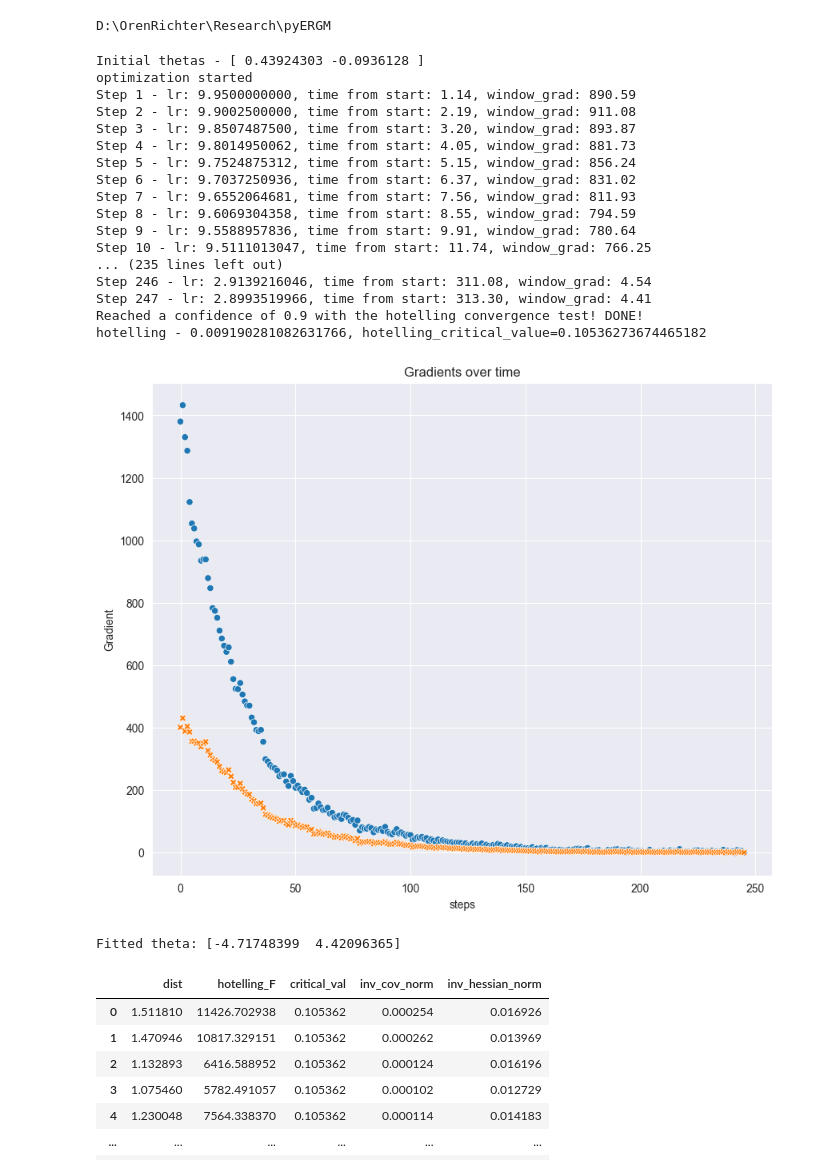
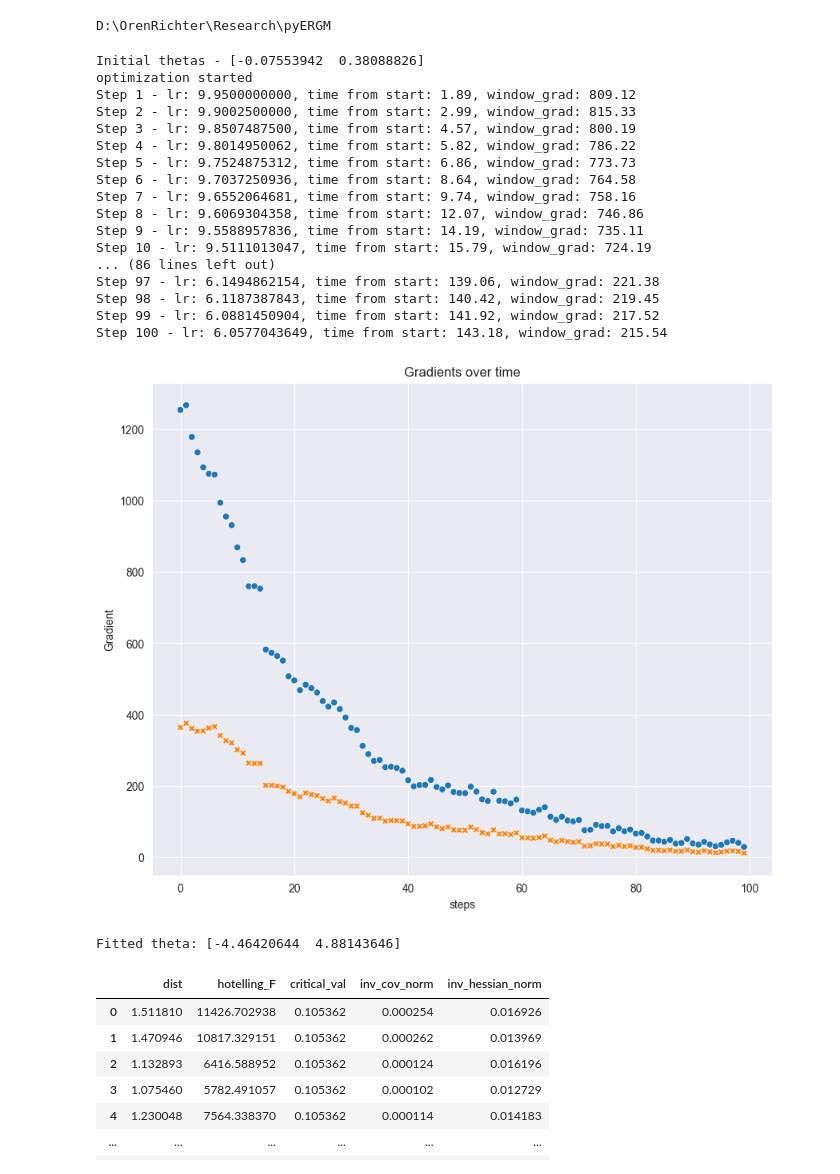
Before and after one commit to tomtalp/pyERGM, a Jupyter notebook: examples/first_example.ipynb, the cells around one changed output. Saved outputs shown, nothing was run; the diff lists cells and outputs as text; code cells hidden in the pictures.

```diff
--- a/examples/first_example.ipynb
+++ b/examples/first_example.ipynb
@@ -332,52 +332,52 @@ is_directed = True
 estimated_p_seed = np.sum(W) / (n * (n - 1))
 
 metrics = [NumberOfEdgesDirected(), TotalReciprocity()]
 # metrics = [NumberOfEdgesDirected(), OutDegree(), InDegree(), TotalReciprocity()]
 
 fitted_model = ERGM(n, metrics, is_directed=is_directed, sample_size=5000, n_mcmc_steps=n,
                     seed_MCMC_proba=estimated_p_seed)
 
 # # convergence_criterion = "zero_grad_norm"
 convergence_criterion = "hotelling"
 
 hotelling_conf = 0.9
-grads, hotelling = fitted_model.fit(W, lr=10, opt_steps=1000,
+grads, hotelling = fitted_model.fit(W, lr=10, opt_steps=100,
                                     lr_decay_pct=0.005, steps_for_decay=1,
                                     sliding_grad_window_k=5, sample_pct_growth=0.05,
                                     convergence_criterion=convergence_criterion,
                                     optimization_method="newton_raphson",
                                     hotelling_confidence=hotelling_conf,
                                     # cov_matrix_estimation_method="batch"
                                     cov_matrix_estimation_method="multivariate_initial_sequence"
                                     )
 
 fig, ax = plt.subplots(figsize=(10, 8))
 sns.scatterplot(grads, ax=ax, legend=False)
 ax.set(xlabel='steps', ylabel='Gradient')
 ax.set_title("Gradients over time")
 plt.show()
 
 print(f"Fitted theta: {fitted_model._thetas}")
 # %% [output]
-Initial thetas - [ 0.43924303 -0.0936128 ]
+Initial thetas - [-0.07553942  0.38088826]
 optimization started
-Step 1 - lr: 9.9500000000, time from start: 1.14, window_grad: 890.59
-Step 2 - lr: 9.9002500000, time from start: 2.19, window_grad: 911.08
-Step 3 - lr: 9.8507487500, time from start: 3.20, window_grad: 893.87
-Step 4 - lr: 9.8014950062, time from start: 4.05, window_grad: 881.73
-Step 5 - lr: 9.7524875312, time from start: 5.15, window_grad: 856.24
-Step 6 - lr: 9.7037250936, time from start: 6.37, window_grad: 831.02
-Step 7 - lr: 9.6552064681, time from start: 7.56, window_grad: 811.93
-Step 8 - lr: 9.6069304358, time from start: 8.55, window_grad: 794.59
-Step 9 - lr: 9.5588957836, time from start: 9.91, window_grad: 780.64
-Step 10 - lr: 9.5111013047, time from start: 11.74, window_grad: 766.25
-... (235 lines left out)
-Step 246 - lr: 2.9139216046, time from start: 311.08, window_grad: 4.54
-Step 247 - lr: 2.8993519966, time from start: 313.30, window_grad: 4.41
-Reached a confidence of 0.9 with the hotelling convergence test! DONE!
-hotelling - 0.009190281082631766, hotelling_critical_value=0.10536273674465182
+Step 1 - lr: 9.9500000000, time from start: 1.89, window_grad: 809.12
+Step 2 - lr: 9.9002500000, time from start: 2.99, window_grad: 815.33
+Step 3 - lr: 9.8507487500, time from start: 4.57, window_grad: 800.19
+Step 4 - lr: 9.8014950062, time from start: 5.82, window_grad: 786.22
+Step 5 - lr: 9.7524875312, time from start: 6.86, window_grad: 773.73
+Step 6 - lr: 9.7037250936, time from start: 8.64, window_grad: 764.58
+Step 7 - lr: 9.6552064681, time from start: 9.74, window_grad: 758.16
+Step 8 - lr: 9.6069304358, time from start: 12.07, window_grad: 746.86
+Step 9 - lr: 9.5588957836, time from start: 14.19, window_grad: 735.11
+Step 10 - lr: 9.5111013047, time from start: 15.79, window_grad: 724.19
+... (86 lines left out)
+Step 97 - lr: 6.1494862154, time from start: 139.06, window_grad: 221.38
+Step 98 - lr: 6.1187387843, time from start: 140.42, window_grad: 219.45
+Step 99 - lr: 6.0881450904, time from start: 141.92, window_grad: 217.52
+Step 100 - lr: 6.0577043649, time from start: 143.18, window_grad: 215.54
-[figure, old version]
+[figure, new version]
-Fitted theta: [-4.71748399  4.42096365]
+Fitted theta: [-4.46420644  4.88143646]
 # %%
 df
 # %% [output]
```
Also changed, not shown: parts of 1 cell of this notebook, 1 other file.
